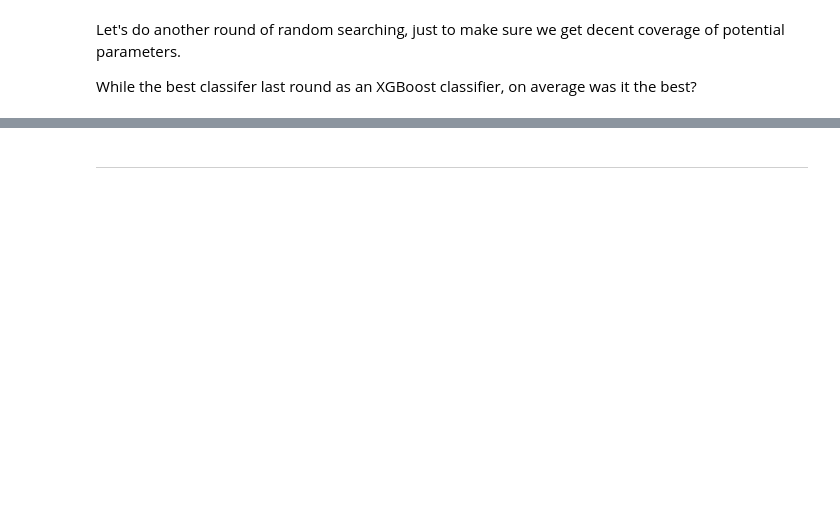
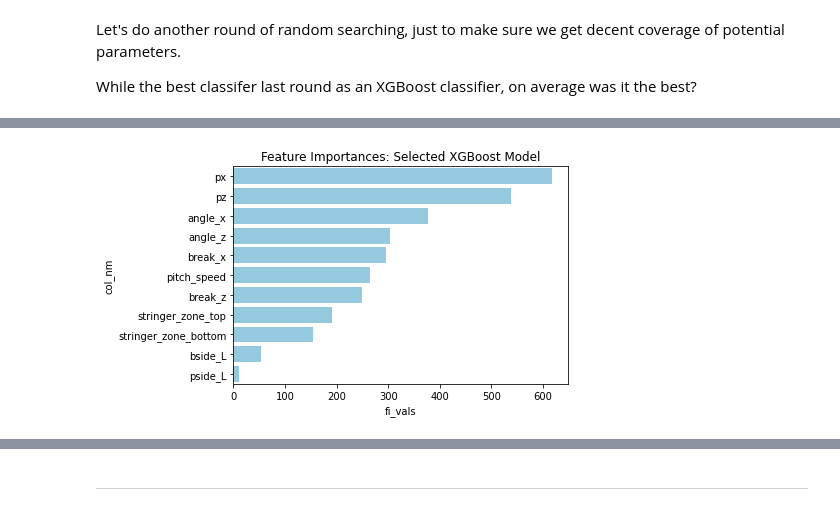
Before and after one commit to werlindo/called-third-strike, a Jupyter notebook: notebooks/06_improved_non_nn_model.ipynb, the cells around one changed output, grey strips where cells are left out. Cells and saved outputs as stored; diff of their text form; code cells hidden in the pictures; blank space fills up the shorter version.

```diff
--- a/notebooks/06_improved_non_nn_model.ipynb
+++ b/notebooks/06_improved_non_nn_model.ipynb
@@ -901,0 +1221,13 @@ AttributeError: 'XGBClassifier' object has no attribute 'get_score'
+# %%
+# get feature importance values
+dict_fi = rs_best.named_steps['clf'].get_booster().get_fscore()
+
+fi_keys = list(dict_fi.keys())
+
+fi_vals = list(dict_fi.values())
+
+dict_fi = {'f_key': fi_keys
+           ,'fi_vals': fi_vals
+          }
+
+print(dict_fi)
@@ -901,0 +1236,6 @@ AttributeError: 'XGBClassifier' object has no attribute 'get_score'
+# %%
+dict_col = {'f_key': ['f' + str(x) for x in list(range(len(df_X.columns)))]
+            ,'col_nm': list(df_X.columns)
+           }
+
+print(dict_col)
@@ -901,0 +1244,3 @@ AttributeError: 'XGBClassifier' object has no attribute 'get_score'
+# %%
+# Join together
+df_fi_vals = pd.merge(pd.DataFrame(dict_fi), pd.DataFrame(dict_col), how='inner')
@@ -901,0 +1262,11 @@ AttributeError: 'XGBClassifier' object has no attribute 'get_score'
+# %%
+sort_by_fi = (df_fi_vals[['col_nm', 'fi_vals']].sort_values(by=['fi_vals']
+                                              , axis=0, ascending=False)
+                                                ['col_nm']).values
+# %%
+_ = sns.barplot(x='fi_vals', y='col_nm', data=df_fi_vals, color='skyblue'
+            ,order=sort_by_fi,)
+_.set(title="Feature Importances: Selected XGBoost Model")
+plt.show()
+# %% [output]
+[figure, added]
```
Also changed, not shown: parts of 157 cells of this notebook, 16 other files.
